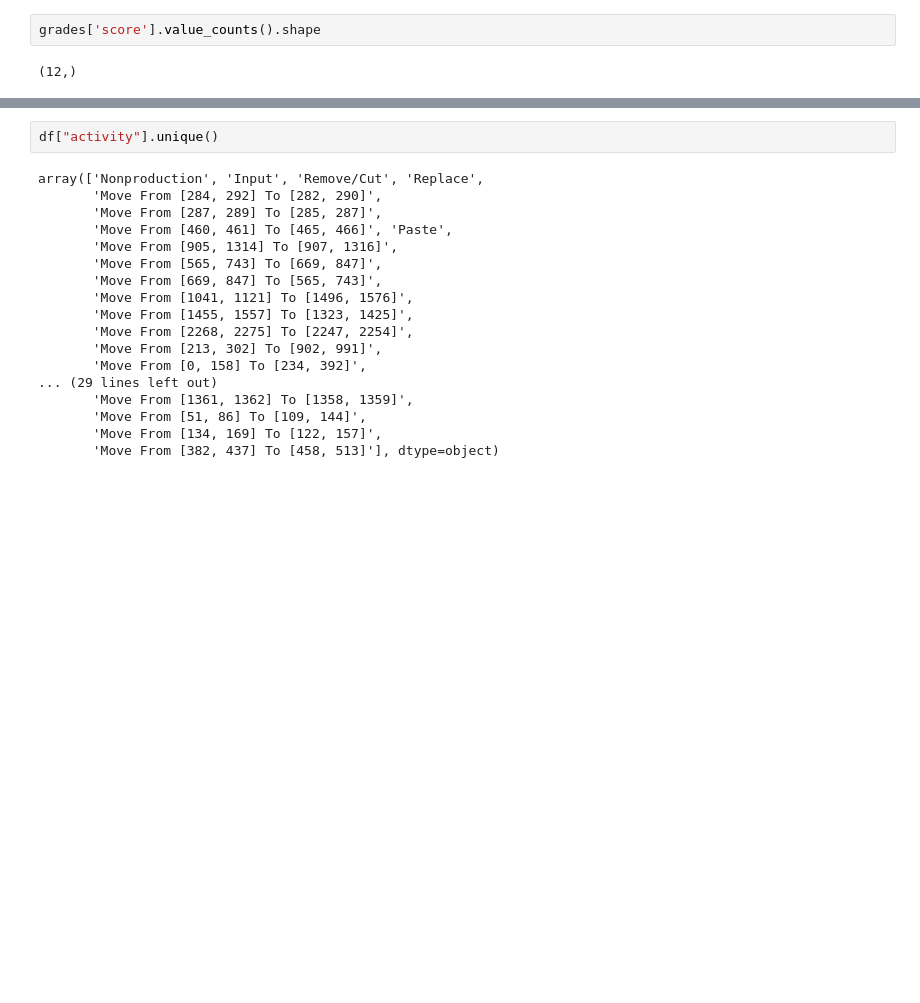
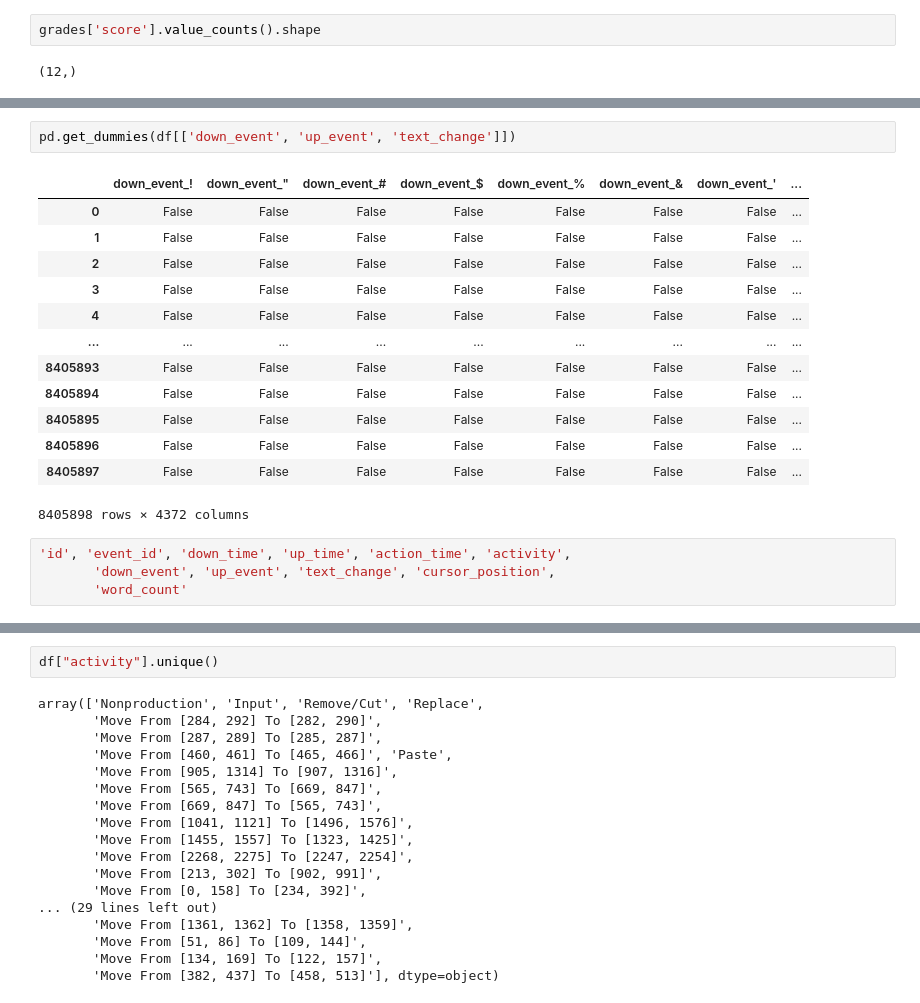
Before and after one commit to dvdhartsman/writing_processes_to_quality, a Jupyter notebook: Writing_Processes.ipynb, the cells around one changed output, grey strips where cells are left out. Cells and saved outputs as stored; diff of their text form; blank space fills up the shorter version.

```diff
--- a/Writing_Processes.ipynb
+++ b/Writing_Processes.ipynb
@@ -165,0 +288,20 @@ df["id"].unique().shape
+# %%
+pd.get_dummies(df[['down_event', 'up_event', 'text_change']])
+# %% [output]
+|  | down_event_! | down_event_" | down_event_# | down_event_$ | down_event_% | down_event_& | down_event_' | ... |
+| 0 | False | False | False | False | False | False | False | ... |
+| 1 | False | False | False | False | False | False | False | ... |
+| 2 | False | False | False | False | False | False | False | ... |
+| 3 | False | False | False | False | False | False | False | ... |
+| 4 | False | False | False | False | False | False | False | ... |
+| ... | ... | ... | ... | ... | ... | ... | ... | ... |
+| 8405893 | False | False | False | False | False | False | False | ... |
+| 8405894 | False | False | False | False | False | False | False | ... |
+| 8405895 | False | False | False | False | False | False | False | ... |
+| 8405896 | False | False | False | False | False | False | False | ... |
+| 8405897 | False | False | False | False | False | False | False | ... |
+8405898 rows × 4372 columns
+# %%
+'id', 'event_id', 'down_time', 'up_time', 'action_time', 'activity',
+       'down_event', 'up_event', 'text_change', 'cursor_position',
+       'word_count'
```
Also changed, not shown: parts of 21 cells of this notebook.
